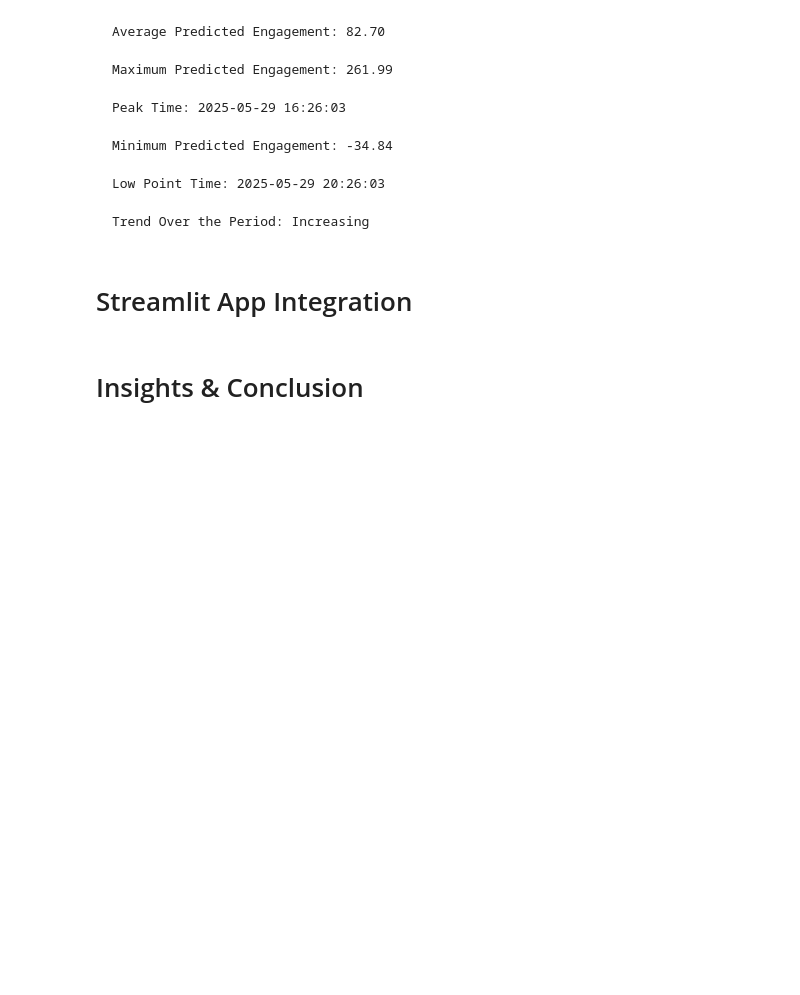
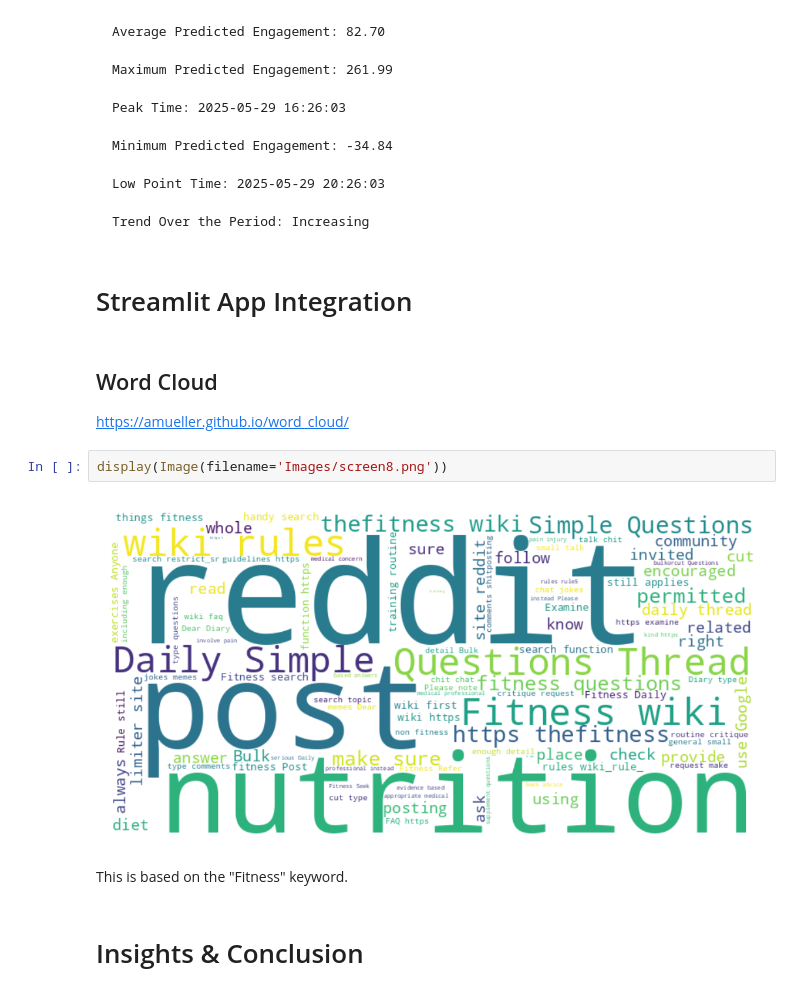
Before and after one commit to zyraaxo/Project-4-158755, a Jupyter notebook: Project 4 Notebook/Project 4 notebook.ipynb, the cells around one changed output. Saved outputs shown, nothing was run; the diff lists cells and outputs as text; blank space fills up the shorter version.

```diff
--- a/Project 4 Notebook/Project 4 notebook.ipynb
+++ b/Project 4 Notebook/Project 4 notebook.ipynb
@@ -574,5 +666,14 @@ display(Image(filename='Images/screen4.png'))
     Trend Over the Period: Increasing
 # %% [markdown]
 # Streamlit App Integration
+# %% [markdown]
+## Word Cloud
+https://amueller.github.io/word_cloud/
+# %%
+display(Image(filename='Images/screen8.png'))
+# %% [output]
+[figure, added]
+# %% [markdown]
+This is based on the "Fitness" keyword.
 # %% [markdown]
 # Insights & Conclusion
```
Also changed, not shown: parts of 27 cells of this notebook, 4 other files.
